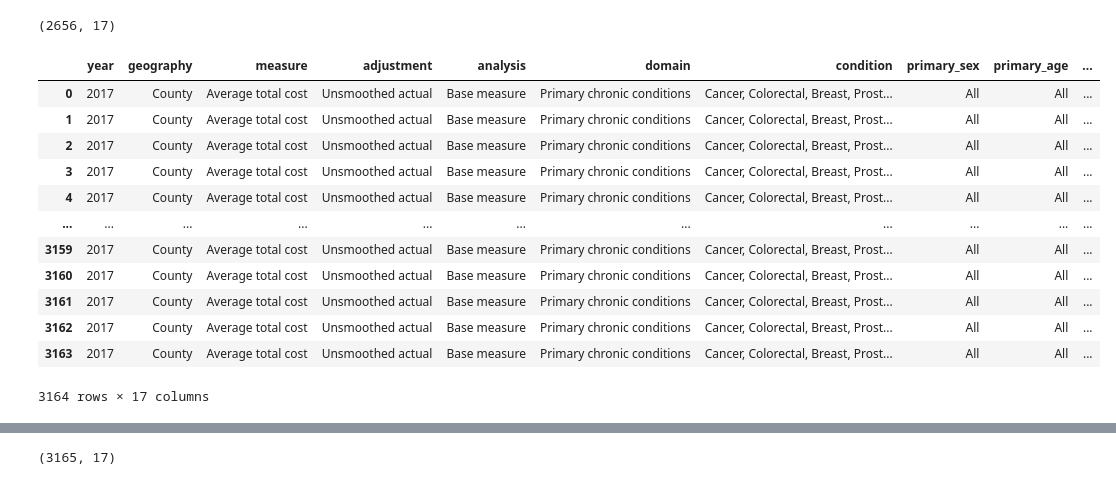
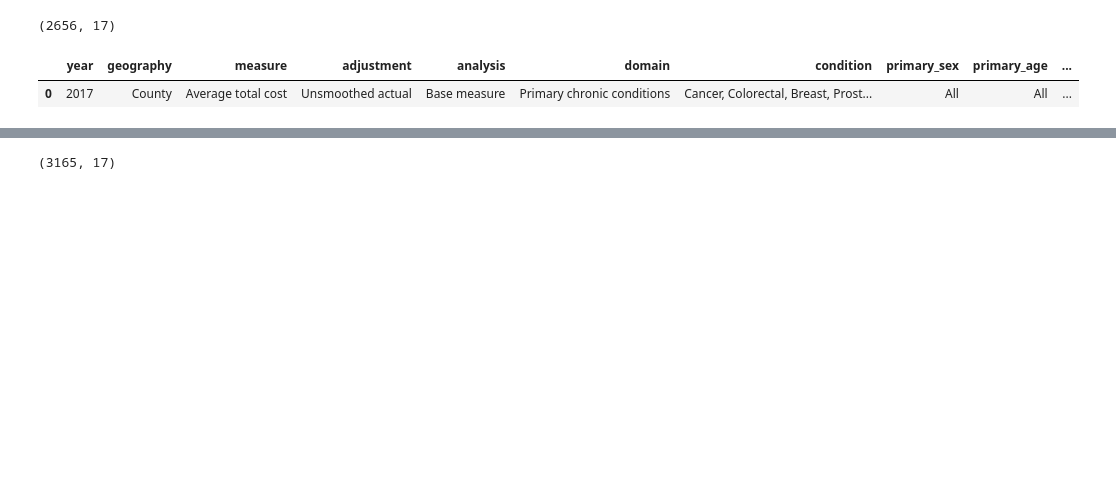
Before and after one commit to hiralmaster/data-science-essentials-3, a Jupyter notebook: notebooks/ModelMaking_Homework.ipynb, the cells around one changed output, grey strips where cells are left out. Saved outputs shown, nothing was run; the diff lists cells and outputs as text; code cells hidden in the pictures; blank space fills up the shorter version.

```diff
--- a/notebooks/ModelMaking_Homework.ipynb
+++ b/notebooks/ModelMaking_Homework.ipynb
@@ -69,21 +44,11 @@ ha_costs_df.shape
 # %%
 #Create a DataFrame, cancer_costs_df, from the mmd_cancer_data.csv file.
 cancer_costs_df = pd.read_csv('../data/mmd_cancer_data.csv')
 #Look at the head and tail of the DataFrame
 cancer_costs_df.head(-1)
+cancer_costs_df['state'].value_counts()
 cancer_costs_df.rename(columns = {'analysis_value': 'cancer_avg_cost'}, inplace = True)
-cancer_costs_df.head(-1)
+cancer_costs_df.head(1)
 # %% [output]
 |  | year | geography | measure | adjustment | analysis | domain | condition | primary_sex | primary_age | ... |
 | 0 | 2017 | County | Average total cost | Unsmoothed actual | Base measure | Primary chronic conditions | Cancer, Colorectal, Breast, Prost... | All | All | ... |
-| 1 | 2017 | County | Average total cost | Unsmoothed actual | Base measure | Primary chronic conditions | Cancer, Colorectal, Breast, Prost... | All | All | ... |
-| 2 | 2017 | County | Average total cost | Unsmoothed actual | Base measure | Primary chronic conditions | Cancer, Colorectal, Breast, Prost... | All | All | ... |
-| 3 | 2017 | County | Average total cost | Unsmoothed actual | Base measure | Primary chronic conditions | Cancer, Colorectal, Breast, Prost... | All | All | ... |
-| 4 | 2017 | County | Average total cost | Unsmoothed actual | Base measure | Primary chronic conditions | Cancer, Colorectal, Breast, Prost... | All | All | ... |
-| ... | ... | ... | ... | ... | ... | ... | ... | ... | ... | ... |
-| 3159 | 2017 | County | Average total cost | Unsmoothed actual | Base measure | Primary chronic conditions | Cancer, Colorectal, Breast, Prost... | All | All | ... |
-| 3160 | 2017 | County | Average total cost | Unsmoothed actual | Base measure | Primary chronic conditions | Cancer, Colorectal, Breast, Prost... | All | All | ... |
-| 3161 | 2017 | County | Average total cost | Unsmoothed actual | Base measure | Primary chronic conditions | Cancer, Colorectal, Breast, Prost... | All | All | ... |
-| 3162 | 2017 | County | Average total cost | Unsmoothed actual | Base measure | Primary chronic conditions | Cancer, Colorectal, Breast, Prost... | All | All | ... |
-| 3163 | 2017 | County | Average total cost | Unsmoothed actual | Base measure | Primary chronic conditions | Cancer, Colorectal, Breast, Prost... | All | All | ... |
-3164 rows × 17 columns
```
Also changed, not shown: parts of 50 cells of this notebook, 4 other files.
